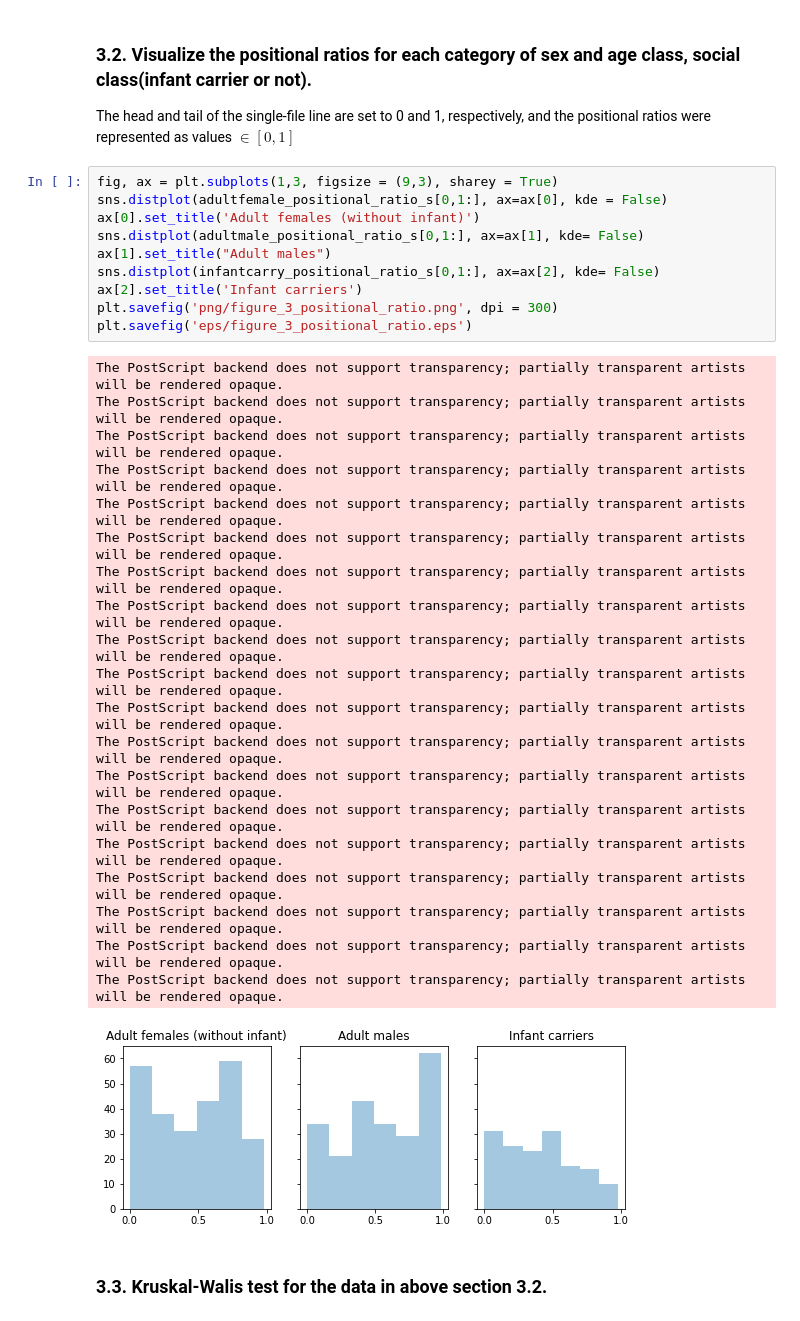
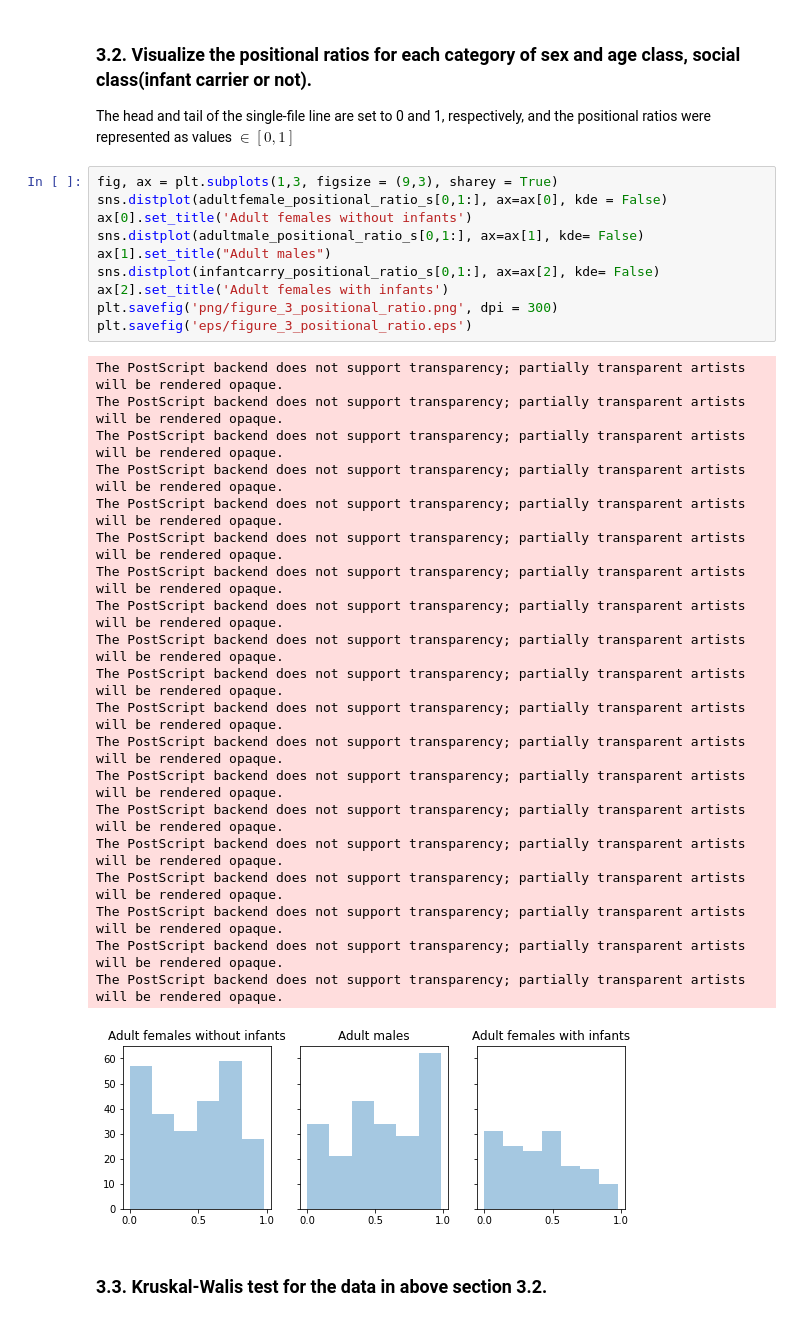
Before and after one commit to hkoda/single_file_movement_stumptailed_macaques_toyoda_et_al, a Jupyter notebook: state_transition_analysis.ipynb, the cells around one changed output. Saved outputs shown, nothing was run; the diff lists cells and outputs as text.

```diff
--- a/state_transition_analysis.ipynb
+++ b/state_transition_analysis.ipynb
@@ -423,34 +423,34 @@ The head and tail of the single-file line are set to 0 and 1, respectively, and
 # %%
 fig, ax = plt.subplots(1,3, figsize = (9,3), sharey = True)
 sns.distplot(adultfemale_positional_ratio_s[0,1:], ax=ax[0], kde = False)
-ax[0].set_title('Adult females (without infant)')
+ax[0].set_title('Adult females without infants')
 sns.distplot(adultmale_positional_ratio_s[0,1:], ax=ax[1], kde= False)
 ax[1].set_title("Adult males")
 sns.distplot(infantcarry_positional_ratio_s[0,1:], ax=ax[2], kde= False)
-ax[2].set_title('Infant carriers')
+ax[2].set_title('Adult females with infants')
 plt.savefig('png/figure_3_positional_ratio.png', dpi = 300)
 plt.savefig('eps/figure_3_positional_ratio.eps')
 # %% [output]
 The PostScript backend does not support transparency; partially transparent artists will be rendered opaque.
 The PostScript backend does not support transparency; partially transparent artists will be rendered opaque.
 The PostScript backend does not support transparency; partially transparent artists will be rendered opaque.
 The PostScript backend does not support transparency; partially transparent artists will be rendered opaque.
 The PostScript backend does not support transparency; partially transparent artists will be rendered opaque.
 The PostScript backend does not support transparency; partially transparent artists will be rendered opaque.
 The PostScript backend does not support transparency; partially transparent artists will be rendered opaque.
 The PostScript backend does not support transparency; partially transparent artists will be rendered opaque.
 The PostScript backend does not support transparency; partially transparent artists will be rendered opaque.
 The PostScript backend does not support transparency; partially transparent artists will be rendered opaque.
 The PostScript backend does not support transparency; partially transparent artists will be rendered opaque.
 The PostScript backend does not support transparency; partially transparent artists will be rendered opaque.
 The PostScript backend does not support transparency; partially transparent artists will be rendered opaque.
 The PostScript backend does not support transparency; partially transparent artists will be rendered opaque.
 The PostScript backend does not support transparency; partially transparent artists will be rendered opaque.
 The PostScript backend does not support transparency; partially transparent artists will be rendered opaque.
 The PostScript backend does not support transparency; partially transparent artists will be rendered opaque.
 The PostScript backend does not support transparency; partially transparent artists will be rendered opaque.
 The PostScript backend does not support transparency; partially transparent artists will be rendered opaque.
-[figure, old version]
+[figure, new version]
 # %% [markdown]
 ### 3.3. Kruskal-Walis test for the data in above section 3.2.
 # %%
```
Also changed, not shown: parts of 5 cells of this notebook, 10 other files.
